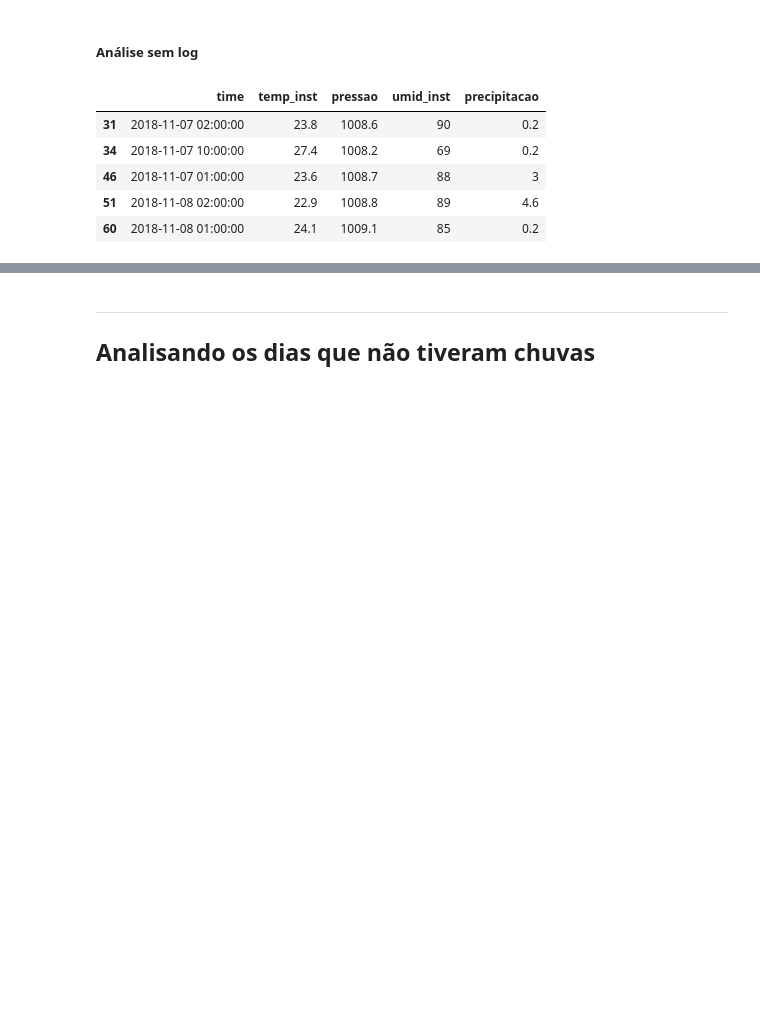
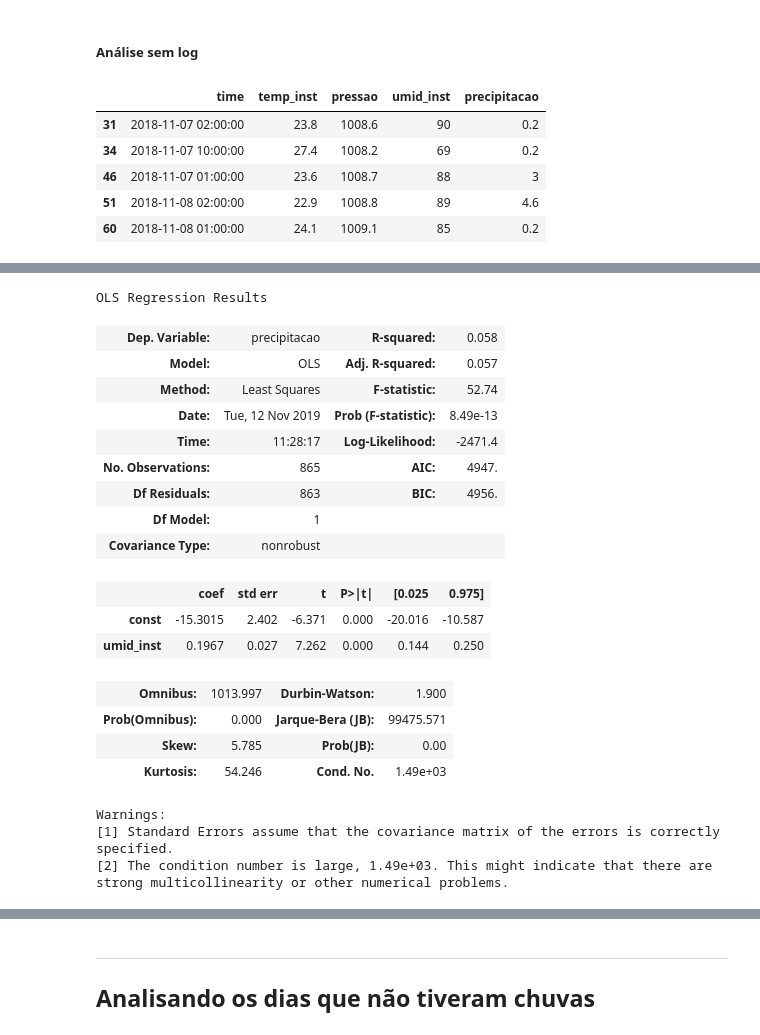
Before and after one commit to Joao-Pedro-Chacon-Ruiz/Modelo_de_precificacao_carros, a Jupyter notebook: Previsao_chuva.ipynb, the cells around one changed output, grey strips where cells are left out. Saved outputs shown, nothing was run; the diff lists cells and outputs as text; code cells hidden in the pictures; blank space fills up the shorter version.

```diff
--- a/Previsao_chuva.ipynb
+++ b/Previsao_chuva.ipynb
@@ -193,0 +244,26 @@ Correlação entre precipitação e temperatura: -0.06301063775797605
+# %%
+model = sm.OLS(precipitacao1,sm.add_constant(umidade1))
+results = model.fit()
+results.summary()
+# %% [output]
+OLS Regression Results
+| Dep. Variable: | precipitacao | R-squared: | 0.058 |
+| Model: | OLS | Adj. R-squared: | 0.057 |
+| Method: | Least Squares | F-statistic: | 52.74 |
+| Date: | Tue, 12 Nov 2019 | Prob (F-statistic): | 8.49e-13 |
+| Time: | 11:28:17 | Log-Likelihood: | -2471.4 |
+| No. Observations: | 865 | AIC: | 4947. |
+| Df Residuals: | 863 | BIC: | 4956. |
+| Df Model: | 1 |  |  |
+| Covariance Type: | nonrobust |  |  |
+|  | coef | std err | t | P>|t| | [0.025 | 0.975] |
+| const | -15.3015 | 2.402 | -6.371 | 0.000 | -20.016 | -10.587 |
+| umid_inst | 0.1967 | 0.027 | 7.262 | 0.000 | 0.144 | 0.250 |
+| Omnibus: | 1013.997 | Durbin-Watson: | 1.900 |
+| Prob(Omnibus): | 0.000 | Jarque-Bera (JB): | 99475.571 |
+| Skew: | 5.785 | Prob(JB): | 0.00 |
+| Kurtosis: | 54.246 | Cond. No. | 1.49e+03 |
+Warnings:
+[1] Standard Errors assume that the covariance matrix of the errors is correctly specified.
+[2] The condition number is large, 1.49e+03. This might indicate that there are
+strong multicollinearity or other numerical problems.
```
Also changed, not shown: parts of 13 cells of this notebook.
